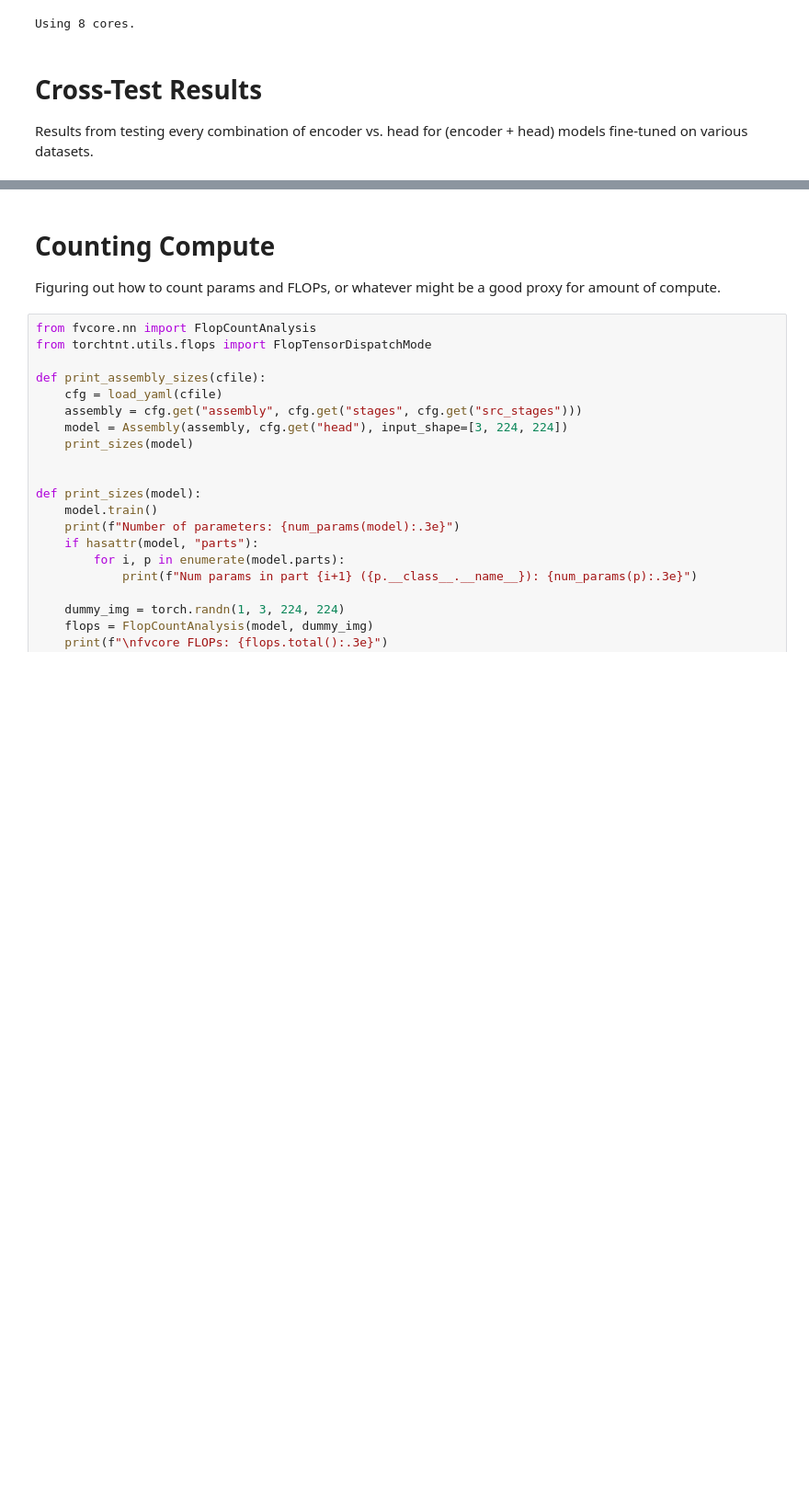
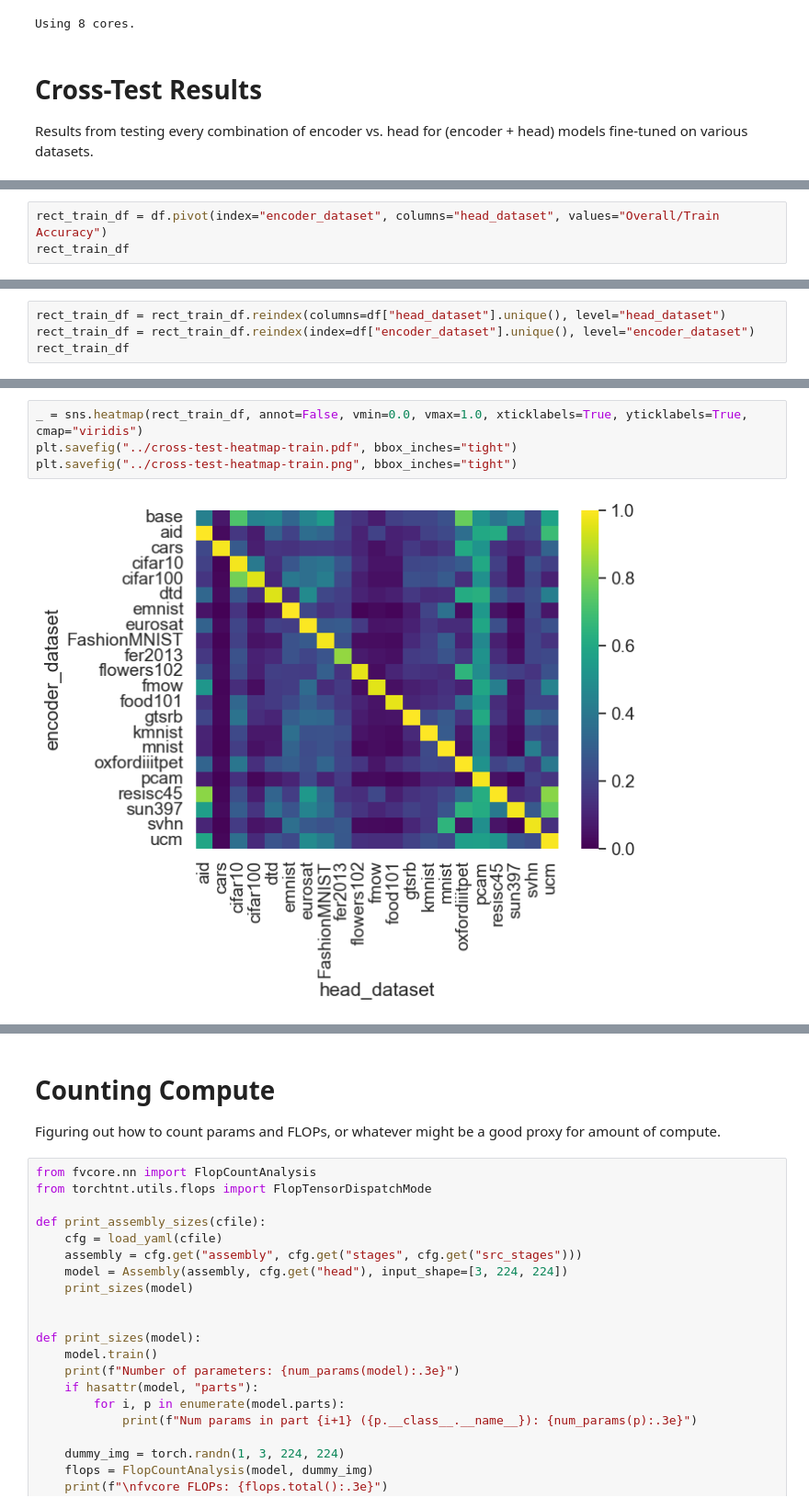
Before and after one commit to uvm-neurobotics-lab/stitching, a Jupyter notebook: src/sandbox.ipynb, the cells around one changed output, grey strips where cells are left out. Shown at 92% size. Saved outputs shown, nothing was run; the diff lists cells and outputs as text; blank space fills up the shorter version.

```diff
--- a/src/sandbox.ipynb
+++ b/src/sandbox.ipynb
@@ -53,0 +124,3 @@ pd.read_pickle(Path("../cross-test-result.pkl"))
+# %%
+rect_train_df = df.pivot(index="encoder_dataset", columns="head_dataset", values="Overall/Train Accuracy")
+rect_train_df
@@ -53,0 +147,4 @@ pd.read_pickle(Path("../cross-test-result.pkl"))
+# %%
+rect_train_df = rect_train_df.reindex(columns=df["head_dataset"].unique(), level="head_dataset")
+rect_train_df = rect_train_df.reindex(index=df["encoder_dataset"].unique(), level="encoder_dataset")
+rect_train_df
@@ -53,0 +171,6 @@ pd.read_pickle(Path("../cross-test-result.pkl"))
+# %%
+_ = sns.heatmap(rect_train_df, annot=False, vmin=0.0, vmax=1.0, xticklabels=True, yticklabels=True, cmap="viridis")
+plt.savefig("../cross-test-heatmap-train.pdf", bbox_inches="tight")
+plt.savefig("../cross-test-heatmap-train.png", bbox_inches="tight")
+# %% [output]
+[figure, added]
```
Also changed, not shown: parts of 12 cells of this notebook, 1 other file.
